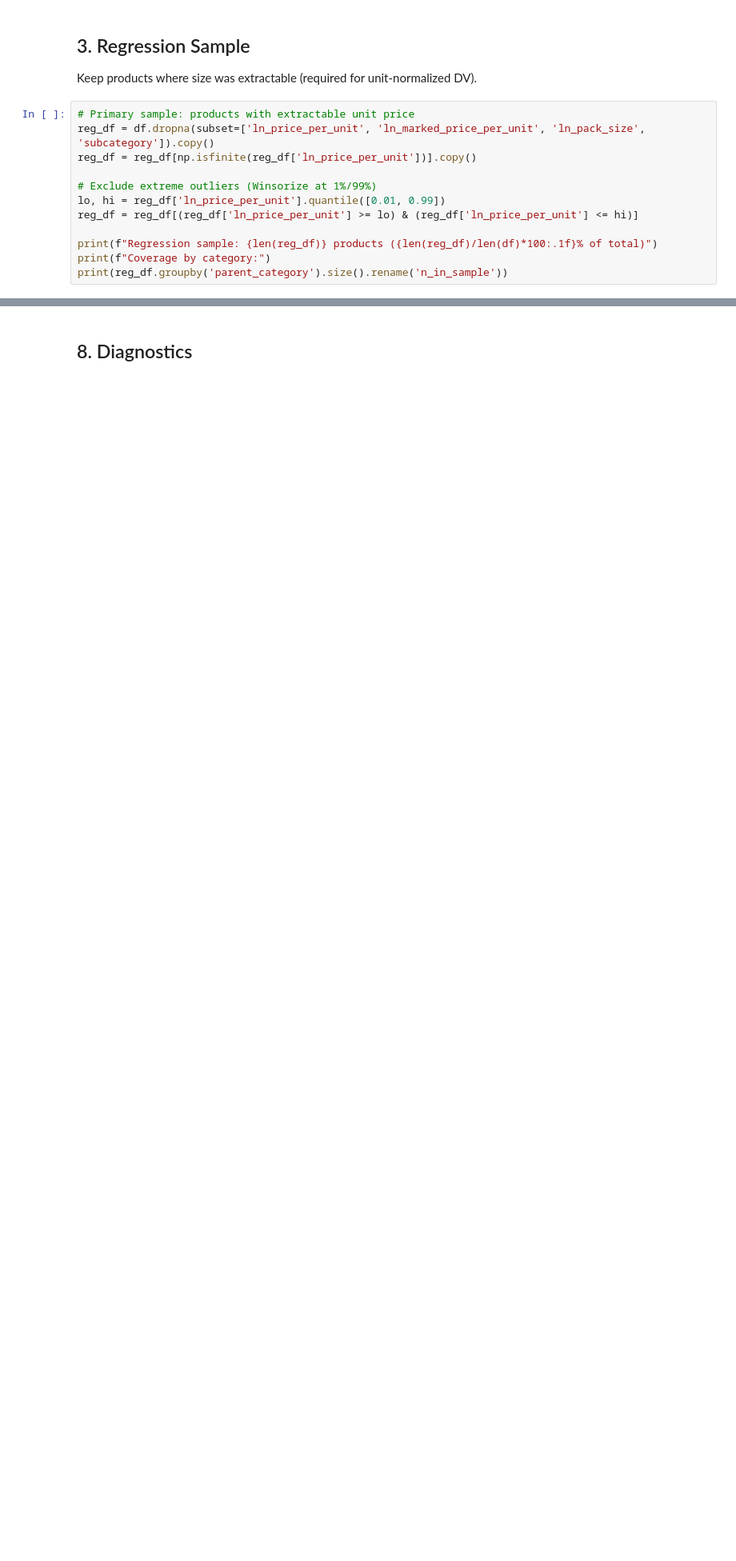
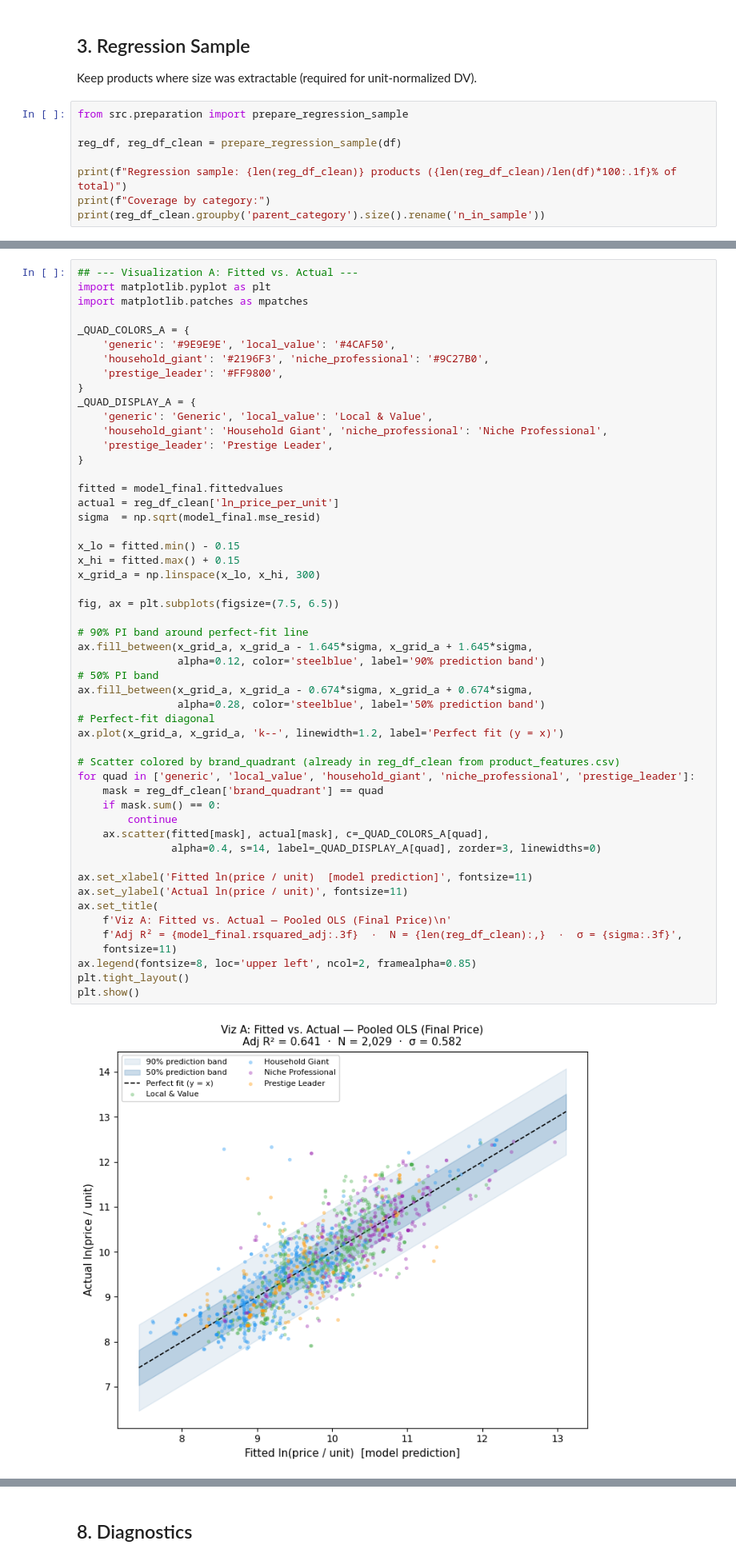
Before and after one commit to AureliaMei/Online-Food-Price, a Jupyter notebook: notebooks/08. hedonic_regression.ipynb, the cells around one changed output, grey strips where cells are left out. Shown at 80% size. Cells and saved outputs as stored; diff of their text form; blank space fills up the shorter version.

```diff
--- a/notebooks/08. hedonic_regression.ipynb
+++ b/notebooks/08. hedonic_regression.ipynb
@@ -102,14 +102,10 @@ Table 1: Descriptive Statistics by Category
 ## 3. Regression Sample
 Keep products where size was extractable (required for unit-normalized DV).
 # %%
-# Primary sample: products with extractable unit price
-reg_df = df.dropna(subset=['ln_price_per_unit', 'ln_marked_price_per_unit', 'ln_pack_size', 'subcategory']).copy()
-reg_df = reg_df[np.isfinite(reg_df['ln_price_per_unit'])].copy()
+from src.preparation import prepare_regression_sample
 
-# Exclude extreme outliers (Winsorize at 1%/99%)
-lo, hi = reg_df['ln_price_per_unit'].quantile([0.01, 0.99])
-reg_df = reg_df[(reg_df['ln_price_per_unit'] >= lo) & (reg_df['ln_price_per_unit'] <= hi)]
+reg_df, reg_df_clean = prepare_regression_sample(df)
 
-print(f"Regression sample: {len(reg_df)} products ({len(reg_df)/len(df)*100:.1f}% of total)")
+print(f"Regression sample: {len(reg_df_clean)} products ({len(reg_df_clean)/len(df)*100:.1f}% of total)")
 print(f"Coverage by category:")
-print(reg_df.groupby('parent_category').size().rename('n_in_sample'))
+print(reg_df_clean.groupby('parent_category').size().rename('n_in_sample'))
@@ -197,3 +145,57 @@ Notes:
+# %%
+## --- Visualization A: Fitted vs. Actual ---
+import matplotlib.pyplot as plt
+import matplotlib.patches as mpatches
+
+_QUAD_COLORS_A = {
+    'generic': '#9E9E9E', 'local_value': '#4CAF50',
+    'household_giant': '#2196F3', 'niche_professional': '#9C27B0',
+    'prestige_leader': '#FF9800',
+}
+_QUAD_DISPLAY_A = {
+    'generic': 'Generic', 'local_value': 'Local & Value',
+    'household_giant': 'Household Giant', 'niche_professional': 'Niche Professional',
+    'prestige_leader': 'Prestige Leader',
+}
+
+fitted = model_final.fittedvalues
+actual = reg_df_clean['ln_price_per_unit']
+sigma  = np.sqrt(model_final.mse_resid)
+
+x_lo = fitted.min() - 0.15
+x_hi = fitted.max() + 0.15
+x_grid_a = np.linspace(x_lo, x_hi, 300)
+
+fig, ax = plt.subplots(figsize=(7.5, 6.5))
+
+# 90% PI band around perfect-fit line
+ax.fill_between(x_grid_a, x_grid_a - 1.645*sigma, x_grid_a + 1.645*sigma,
+                alpha=0.12, color='steelblue', label='90% prediction band')
+# 50% PI band
+ax.fill_between(x_grid_a, x_grid_a - 0.674*sigma, x_grid_a + 0.674*sigma,
+                alpha=0.28, color='steelblue', label='50% prediction band')
+# Perfect-fit diagonal
+ax.plot(x_grid_a, x_grid_a, 'k--', linewidth=1.2, label='Perfect fit (y = x)')
+
+# Scatter colored by brand_quadrant (already in reg_df_clean from product_features.csv)
+for quad in ['generic', 'local_value', 'household_giant', 'niche_professional', 'prestige_leader']:
+    mask = reg_df_clean['brand_quadrant'] == quad
+    if mask.sum() == 0:
+        continue
+    ax.scatter(fitted[mask], actual[mask], c=_QUAD_COLORS_A[quad],
+               alpha=0.4, s=14, label=_QUAD_DISPLAY_A[quad], zorder=3, linewidths=0)
+
+ax.set_xlabel('Fitted ln(price / unit)  [model prediction]', fontsize=11)
+ax.set_ylabel('Actual ln(price / unit)', fontsize=11)
+ax.set_title(
+    f'Viz A: Fitted vs. Actual — Pooled OLS (Final Price)\n'
+    f'Adj R² = {model_final.rsquared_adj:.3f}  ·  N = {len(reg_df_clean):,}  ·  σ = {sigma:.3f}',
+    fontsize=11)
+ax.legend(fontsize=8, loc='upper left', ncol=2, framealpha=0.85)
+plt.tight_layout()
+plt.show()
+# %% [output]
+[figure, added]
 # %% [markdown]
 ## 5. Pooled OLS — Marked Price DV (Table 2b)
 Compare β coefficients with final_price model to see if promotions erode premiums.
```
Also changed, not shown: parts of 12 cells of this notebook, 26 other files.
